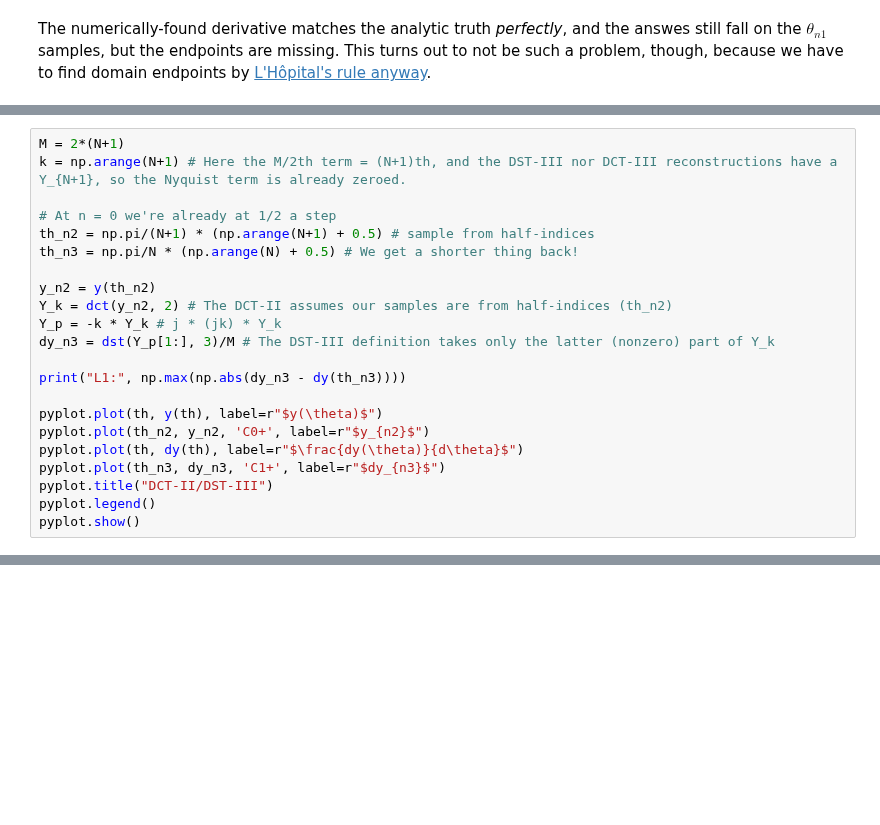
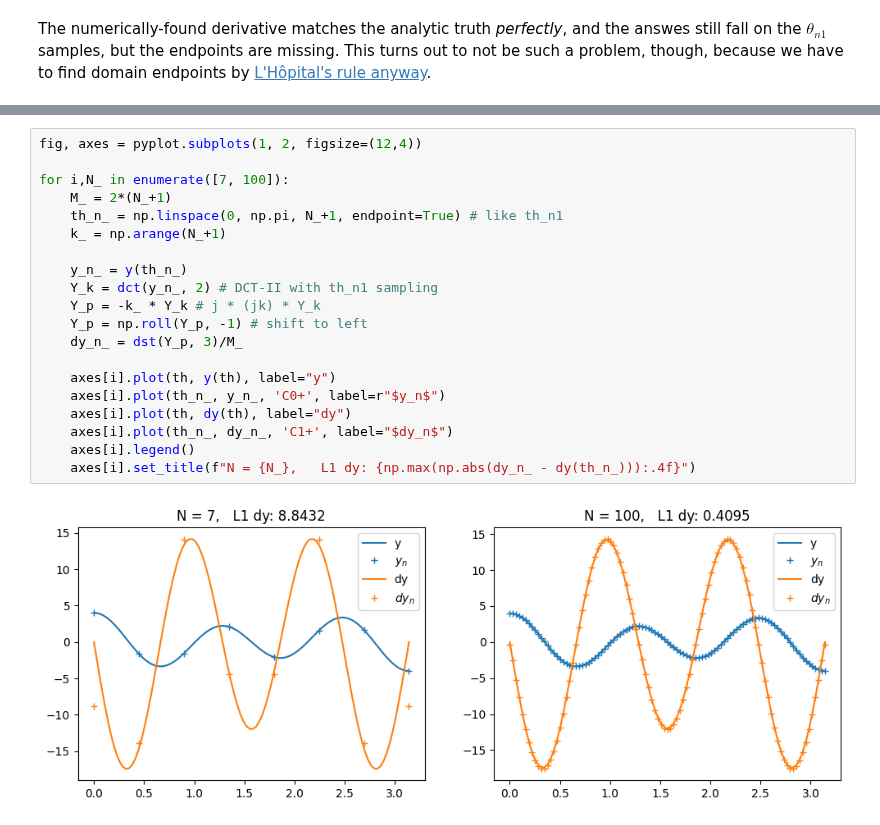
Before and after one commit to pavelkomarov/spectral-derivatives, a Jupyter notebook: notebooks/dct_types_extension_experiments.ipynb, the cells around one changed output, grey strips where cells are left out. Drawn from its saved outputs; the diff is of its cells as text; blank space fills up the shorter version.

```diff
--- a/notebooks/dct_types_extension_experiments.ipynb
+++ b/notebooks/dct_types_extension_experiments.ipynb
@@ -86,22 +99,0 @@ This is a bit strange to contemplate, maybe best illustrated with real working c
-# %%
-M = 2*(N+1)
-k = np.arange(N+1) # Here the M/2th term = (N+1)th, and the DST-III nor DCT-III reconstructions have a Y_{N+1}, so the Nyquist term is already zeroed.
-
-# At n = 0 we're already at 1/2 a step
-th_n2 = np.pi/(N+1) * (np.arange(N+1) + 0.5) # sample from half-indices
-th_n3 = np.pi/N * (np.arange(N) + 0.5) # We get a shorter thing back!
-
-y_n2 = y(th_n2)
-Y_k = dct(y_n2, 2) # The DCT-II assumes our samples are from half-indices (th_n2)
-Y_p = -k * Y_k # j * (jk) * Y_k
-dy_n3 = dst(Y_p[1:], 3)/M # The DST-III definition takes only the latter (nonzero) part of Y_k
-
-print("L1:", np.max(np.abs(dy_n3 - dy(th_n3))))
-
-pyplot.plot(th, y(th), label=r"$y(\theta)$")
-pyplot.plot(th_n2, y_n2, 'C0+', label=r"$y_{n2}$")
-pyplot.plot(th, dy(th), label=r"$\frac{dy(\theta)}{d\theta}$")
-pyplot.plot(th_n3, dy_n3, 'C1+', label=r"$dy_{n3}$")
-pyplot.title("DCT-II/DST-III")
-pyplot.legend()
-pyplot.show()
@@ -169,0 +156,22 @@ L1: 1.9539925233402755e-14
+# %%
+fig, axes = pyplot.subplots(1, 2, figsize=(12,4))
+
+for i,N_ in enumerate([7, 100]):
+    M_ = 2*(N_+1)
+    th_n_ = np.linspace(0, np.pi, N_+1, endpoint=True) # like th_n1
+    k_ = np.arange(N_+1)
+
+    y_n_ = y(th_n_)
+    Y_k = dct(y_n_, 2) # DCT-II with th_n1 sampling
+    Y_p = -k_ * Y_k # j * (jk) * Y_k
+    Y_p = np.roll(Y_p, -1) # shift to left
+    dy_n_ = dst(Y_p, 3)/M_
+
+    axes[i].plot(th, y(th), label="y")
+    axes[i].plot(th_n_, y_n_, 'C0+', label=r"$y_n$")
+    axes[i].plot(th, dy(th), label="dy")
+    axes[i].plot(th_n_, dy_n_, 'C1+', label="$dy_n$")
+    axes[i].legend()
+    axes[i].set_title(f"N = {N_},   L1 dy: {np.max(np.abs(dy_n_ - dy(th_n_))):.4f}")
+# %% [output]
+[figure, added]
```
Also changed, not shown: parts of 18 cells of this notebook.
